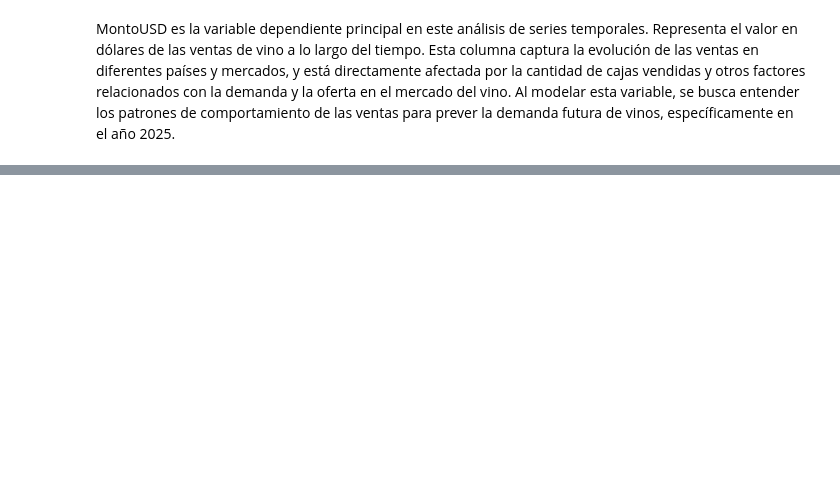
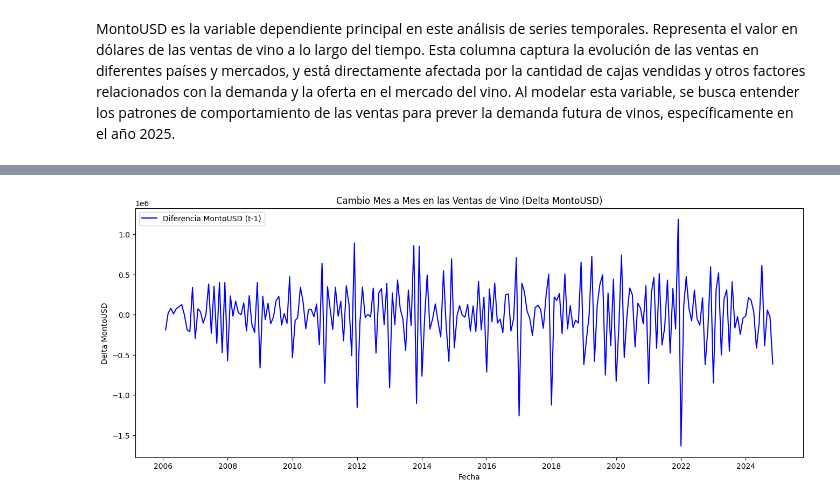
Before and after one commit to Gaddran/Tarea3AnalisisDatos, a Jupyter notebook: notebooks/TareaAnalisis.ipynb, the cells around one changed output, grey strips where cells are left out. Cells and saved outputs as stored; diff of their text form; code cells hidden in the pictures; blank space fills up the shorter version.

```diff
--- a/notebooks/TareaAnalisis.ipynb
+++ b/notebooks/TareaAnalisis.ipynb
@@ -610,0 +589,12 @@ MontoUSD es la variable dependiente principal en este análisis de series tempor
+# %%
+# Calcular la diferencia entre las ventas actuales y las del mes anterior (Delta_MontoUSD)
+df_monthly['Delta_MontoUSD'] = df_monthly['MontoUSD'] - df_monthly['t-1']
+
+# Crear la columna Delta_MontoUSD desplazada (rezago de un periodo, AR(1))
+df_monthly['Delta_MontoUSD_t-1'] = df_monthly['Delta_MontoUSD'].shift(1)
+
+# Eliminar las filas con NaN que se generan debido al desplazamiento
+df_monthly = df_monthly.dropna()
+
+# Mostrar las primeras filas del DataFrame limpio
+df_monthly.head()
@@ -610,0 +608,11 @@ MontoUSD es la variable dependiente principal en este análisis de series tempor
+# %%
+# Graficar la diferencia en MontoUSD (Delta MontoUSD)
+plt.figure(figsize=(16, 6))
+plt.plot(df_monthly['periodo'], df_monthly['Delta_MontoUSD'], label='Diferencia MontoUSD (t-1)', color='blue')
+plt.title('Cambio Mes a Mes en las Ventas de Vino (Delta MontoUSD)')
+plt.xlabel('Fecha')
+plt.ylabel('Delta MontoUSD')
+plt.legend()
+plt.show()
+# %% [output]
+[figure, added]
```
Also changed, not shown: parts of 35 cells of this notebook.
